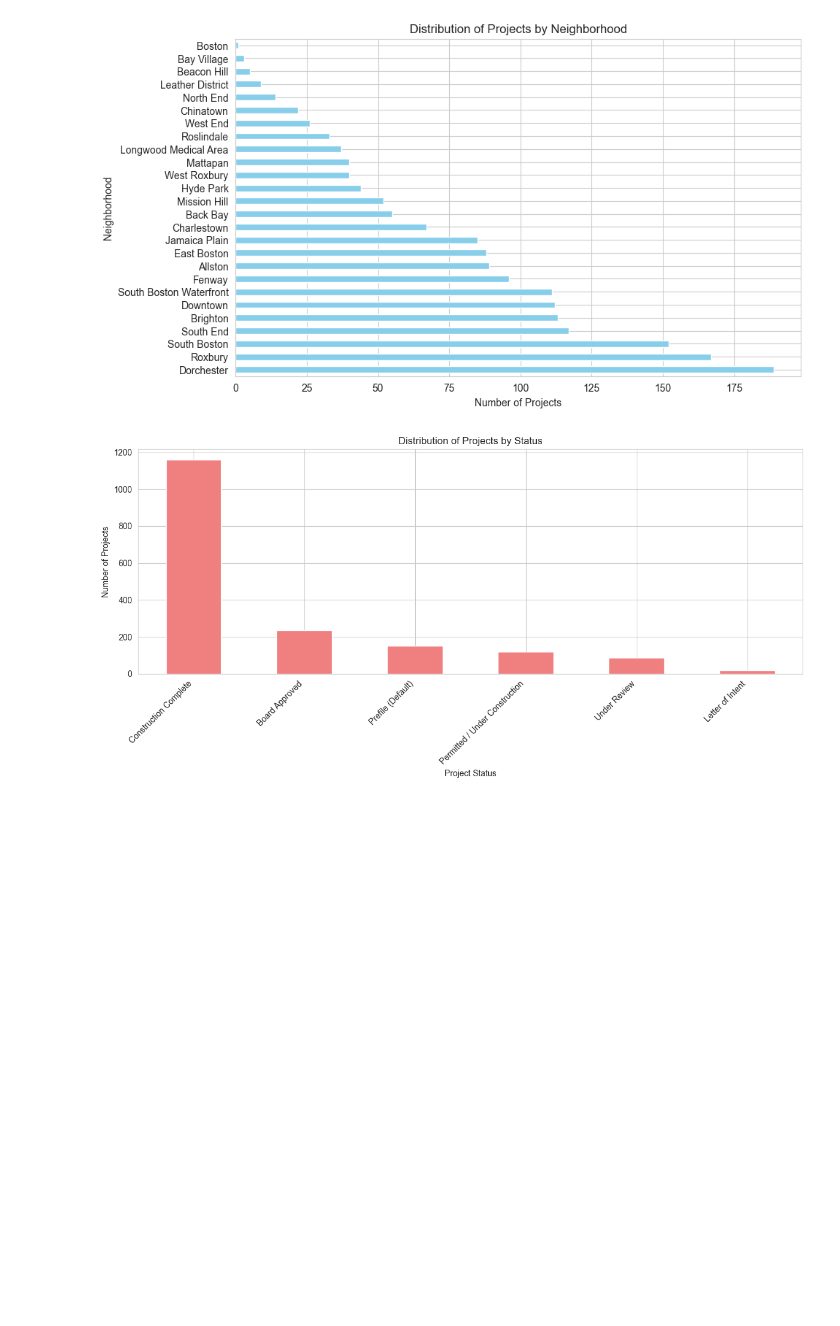
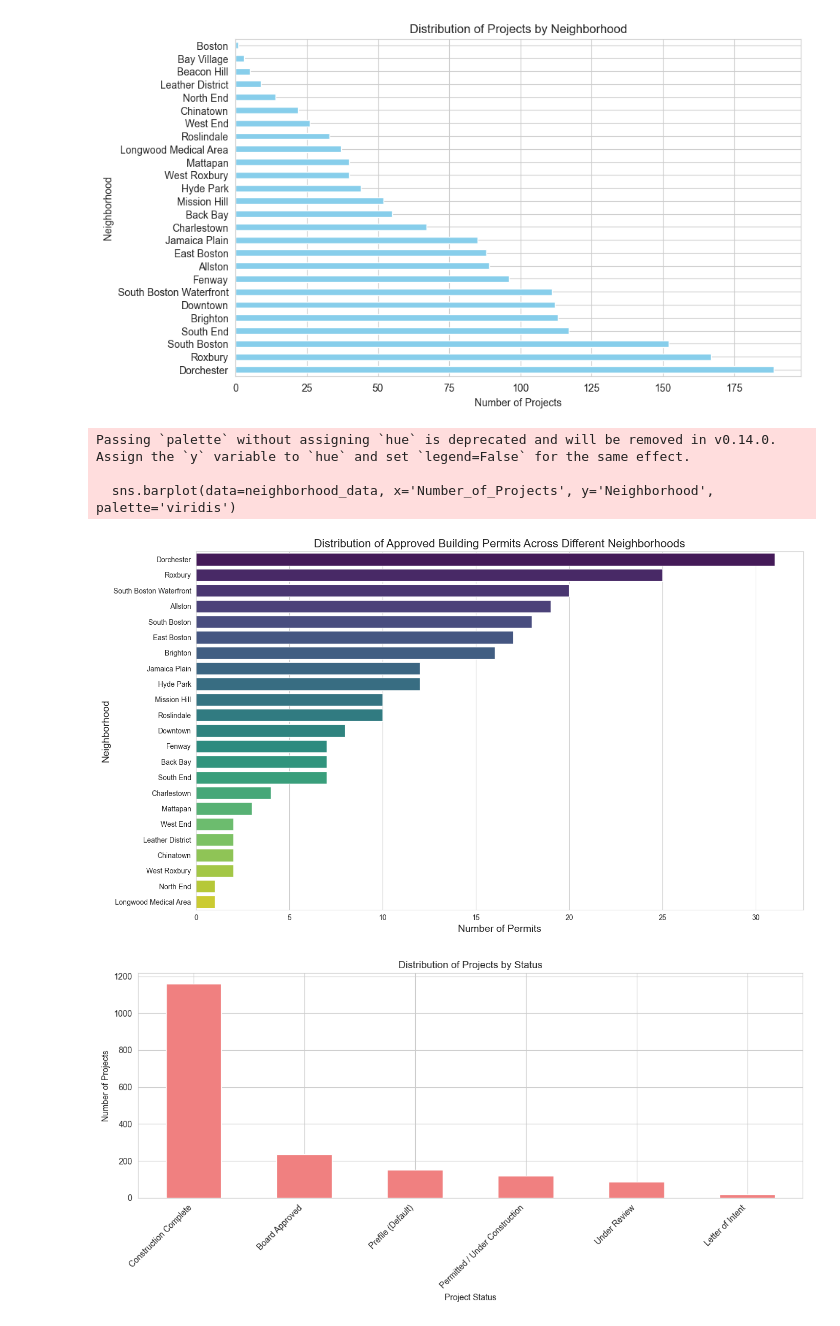
Before and after one commit to BU-Spark/ds-boston-permitting, a Jupyter notebook: fa23-team-c/Code/article80_EDA.ipynb, the cells around one changed output. Cells and saved outputs as stored; diff of their text form; code cells hidden in the pictures; blank space fills up the shorter version.

Commit message:
Added more visualizations for Article80 data

```diff
--- a/fa23-team-c/Code/article80_EDA.ipynb
+++ b/fa23-team-c/Code/article80_EDA.ipynb
@@ -105,3 +105,17 @@ Lon                                     float64
 Gross_Floor_Area                        float64
 RnD_sqft                                float64
 dtype: object
+# %%
+# Extracting the year from the approval date
+data['Approval_Year'] = pd.to_datetime(data['BPDA_Board_Approval']).dt.year
+
+# Filtering the data for approved projects
+approved_projects = data[data['Project_Status'] == 'Board Approved']
+
+# Grouping the data by year and project record type to get counts and mean square footage
+grouped_data = approved_projects.groupby(['Approval_Year', 'Project_Record_Type']).agg({
+    'Project_ID': 'count',
+    'Gross_Square_Footage': 'mean'
+}).reset_index().rename(columns={'Project_ID': 'Number_of_Projects', 'Gross_Square_Footage': 'Avg_Square_Footage'})
+
+grouped_data.head(10)
@@ -144,6 +213,25 @@ plt.ylabel("Neighborhood")
 plt.show()
 # %% [output]
 [figure]
+# %%
+# Grouping by neighborhood to get counts of projects
+neighborhood_data = approved_projects.groupby('Neighborhood').agg({
+    'Project_ID': 'count'
+}).reset_index().rename(columns={'Project_ID': 'Number_of_Projects'}).sort_values(by='Number_of_Projects', ascending=False)
+
+# Plotting the distribution of approved building permits across different neighborhoods
+plt.figure(figsize=(14, 8))
+sns.barplot(data=neighborhood_data, x='Number_of_Projects', y='Neighborhood', palette='viridis')
+plt.title("Distribution of Approved Building Permits Across Different Neighborhoods", fontsize=16)
+plt.xlabel("Number of Permits", fontsize=14)
+plt.ylabel("Neighborhood", fontsize=14)
+plt.tight_layout()
+plt.show()
+# %% [output]
+Passing `palette` without assigning `hue` is deprecated and will be removed in v0.14.0. Assign the `y` variable to `hue` and set `legend=False` for the same effect.
+
+  sns.barplot(data=neighborhood_data, x='Number_of_Projects', y='Neighborhood', palette='viridis')
+[figure, added]
 # %%
 # Create the Distribution of Projects by Status visualization
 plt.figure(figsize=(12, 6))
```
Also changed, not shown: parts of 8 cells of this notebook.
